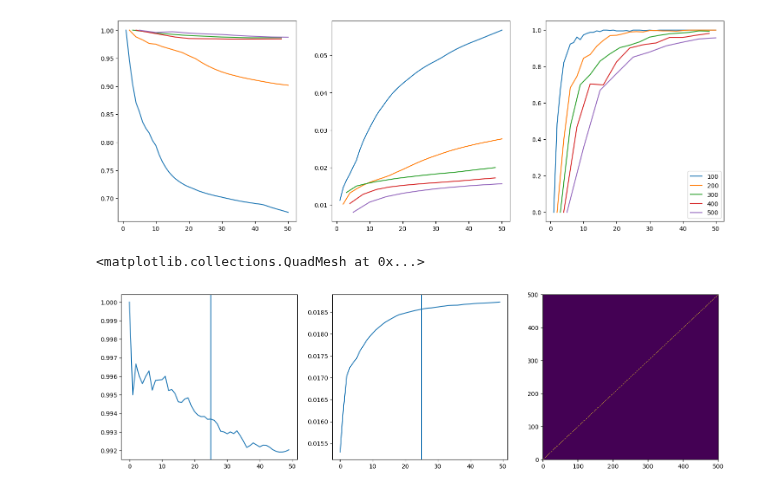
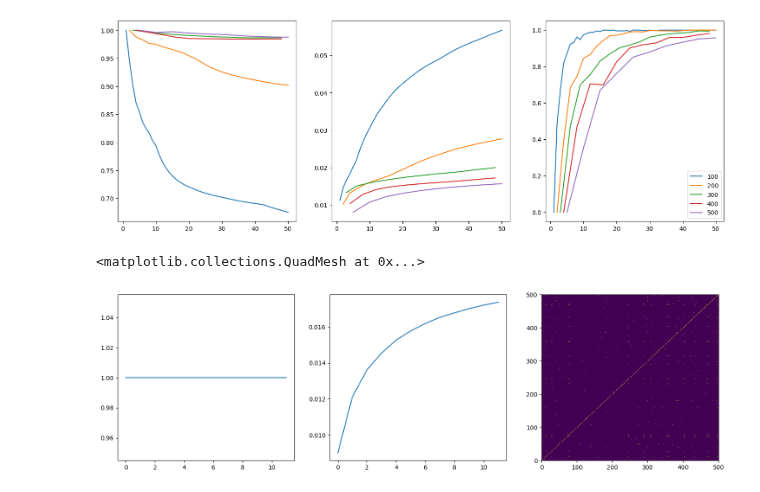
Before and after one commit to wormLove/DCNet, a Jupyter notebook: DCNet2.ipynb, the cells around one changed output. Saved outputs shown, nothing was run; the diff lists cells and outputs as text; code cells hidden in the pictures.

```diff
--- a/DCNet2.ipynb
+++ b/DCNet2.ipynb
@@ -75,7 +75,7 @@ plt.legend()
 <matplotlib.legend.Legend at 0x...>
 [figure]
 # %%
-train_size = 10000
+train_size = 2400
 epoch = 200
 precisions = []
 recalls = []
@@ -83,13 +83,13 @@ beta = 1 - 1/epoch
 
 module_d = DiscriminationModule(500, DatasetInitializer(mnist_data, num_classes=10), beta=beta)
 module_c = ClassificationModule(500, IdentityInitializer())
-module_c.pruning('on')
+#module_c.pruning('on')
 metric1.reset()
 for eidx in tqdm(range(train_size//epoch)):
     for x in loader(epoch):
         y_ = module_d(x)
         module_c(y_)
-    #module_c.pruning("on") if eidx > 25 else None
+    module_c.pruning("on") if eidx > 11 else None
     module_d.organize()
     module_c.organize()
     metric1.update(module_c.connections.T, module_d.labels(10))
@@ -99,12 +99,14 @@ for eidx in tqdm(range(train_size//epoch)):
 # %%
 fig, ax = plt.subplots(1, 3, figsize=(18, 5))
 ax[0].plot(precisions)
-ax[0].axvline(25)
+#ax[0].set_ylim(0.7, 1.01)
+#ax[0].axvline(25)
 ax[1].plot(recalls)
-ax[1].axvline(25)
+#ax[1].set_ylim(0.01, 0.06)
+#ax[1].axvline(25)
 ax[2].pcolormesh(module_c.recurrent_weights)
 # %% [output]
 <matplotlib.collections.QuadMesh at 0x...>
-[figure, old version]
+[figure, new version]
 # %%
 fig, ax = plt.subplots(figsize=(15, 15))
```
Also changed, not shown: parts of 7 cells of this notebook, 2 other files.
